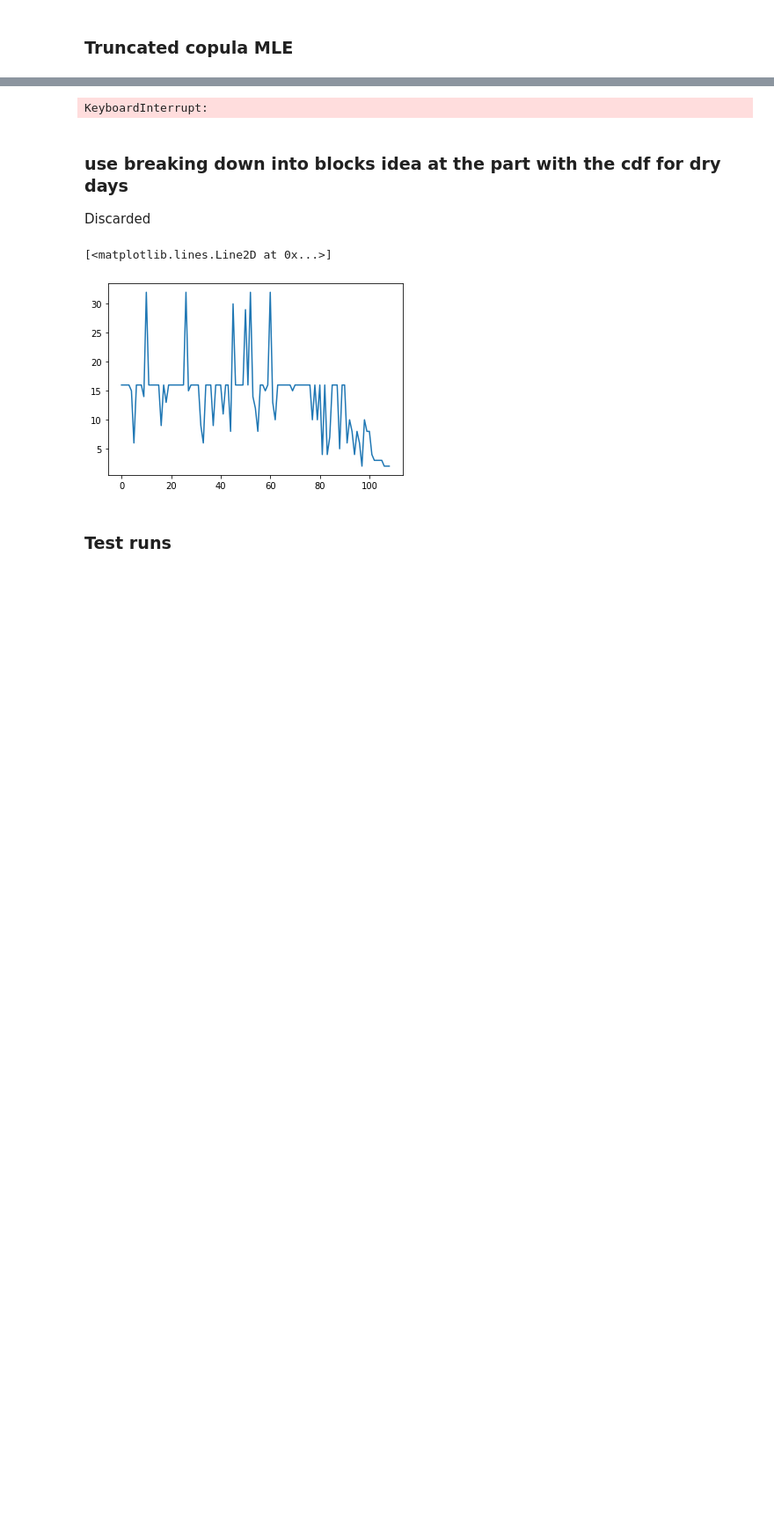
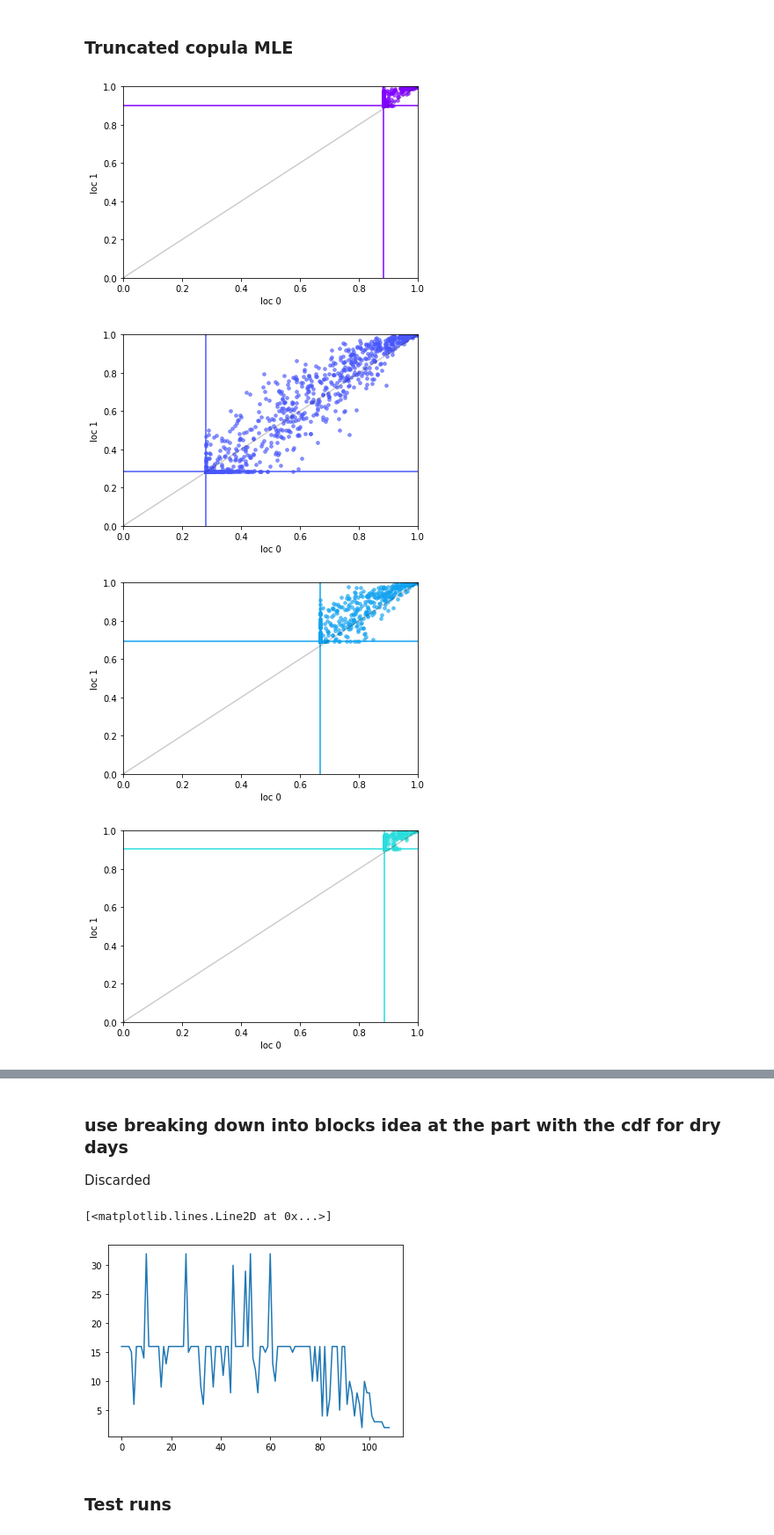
Before and after one commit to Huk-David/SpaDep_VCop, a Jupyter notebook: Publication_work/Truncated_copula.ipynb, the cells around one changed output, grey strips where cells are left out. Shown at 88% size. Cells and saved outputs as stored; diff of their text form; code cells hidden in the pictures; blank space fills up the shorter version.

```diff
--- a/Publication_work/Truncated_copula.ipynb
+++ b/Publication_work/Truncated_copula.ipynb
@@ -41,16 +41,16 @@ import pylab
 #from parallel.backends import BackendDummy as Backend
 #backend = Backend()
 #################
-with open('Data_for_truncated_copula/inv_Us.txt','rb') as f:
+with open('inv_Us.txt','rb') as f:
     inv_us = pickle.load(f)
 
-with open('Data_for_truncated_copula/did_rain_01.txt','rb') as f:
+with open('did_rain_01.txt','rb') as f:
     did_rain_01 = pickle.load(f)
 
-with open('Data_for_truncated_copula/g2_us.txt','rb') as f:
+with open('g2_us.txt','rb') as f:
     g2_us = pickle.load(f)
 
-with open('Data_for_truncated_copula/dist_mat.txt','rb') as f:
+with open('dist_mat.txt','rb') as f:
     dist_mat = pickle.load(f)
 # %%
 # Functions
@@ -349,0 +360,2 @@ def nll_sub_days(days_list,Invcdf_Us,truncation_pi,did_rain,len_locs,rvs,cov_mat
+# %%
+k = truncgauss(dist_mat).sim(1/(0.5*0.5*2),inv_us,4,day_idx=3)
@@ -349,0 +365,19 @@ def nll_sub_days(days_list,Invcdf_Us,truncation_pi,did_rain,len_locs,rvs,cov_mat
+# %%
+color = matplotlib.pyplot.cm.rainbow(np.linspace(0, 1, 10))
+
+for d_idx,d in enumerate(range(10)):
+    k = truncgauss(dist_mat[:2,:2]).sim(10,inv_us,1000,day_idx=d)
+    plt.scatter([k[i][0] for i in range(len(k))],[k[i][1] for i in range(len(k))],alpha=0.6,s=13,color=color[d])
+    plt.plot([g2_us[d][0],g2_us[d][0]],[0,1],color=color[d])
+    plt.plot([0,1],[g2_us[d][1],g2_us[d][1]],color=color[d])
+    plt.xlim((0,1))
+    plt.ylim((0,1))
+    plt.plot([0,1],[0,1],color='black',alpha=0.2,marker='.')
+    plt.xlabel('loc 0')
+    plt.ylabel('loc 1')
+    plt.show()
+# %% [output]
+[figure, added]
+[figure, added]
+[figure, added]
+[figure, added]
@@ -350,9 +390,7 @@ def nll_sub_days(days_list,Invcdf_Us,truncation_pi,did_rain,len_locs,rvs,cov_mat
 # %%
 # rvs for MC estimate
-rand_vars = scs.multivariate_normal.rvs(np.zeros(len(dist_mat)),np.eye(len(dist_mat)),size=100000)
+rand_vars = scs.multivariate_normal.rvs(np.zeros(len(dist_mat)),np.eye(len(dist_mat)),size=1000)
 # length = size, each set is of length = #locs
-# %% [output]
-KeyboardInterrupt:
 # %%
 # Covariance matrix
 covariance_matrix = np.nan_to_num(rbf(dist_mat,gamma=1/(2*0.1*0.1)),copy=False,nan=0)
```
Also changed, not shown: parts of 19 cells of this notebook.
